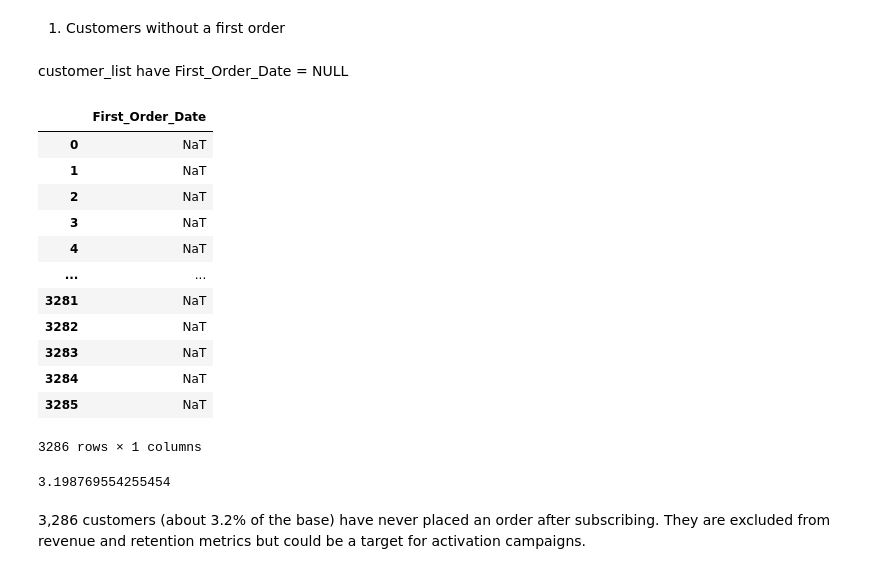
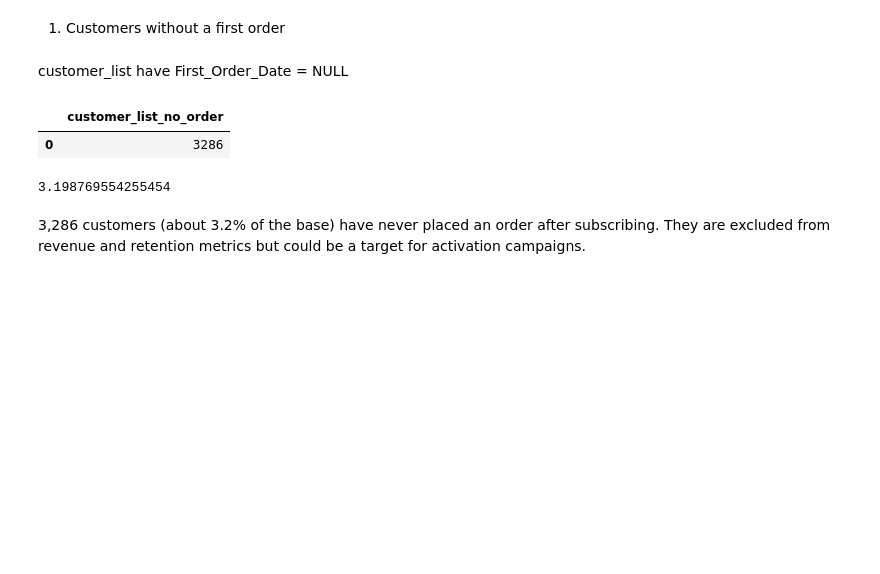
Before and after one commit to andreavecchi1996/ecommerce_customer_ltr_analysis_SQL, a Jupyter notebook: fecom_crm_bigquery_analysis.ipynb, the cells around one changed output. Saved outputs shown, nothing was run; the diff lists cells and outputs as text; code cells hidden in the pictures; blank space fills up the shorter version.

```diff
--- a/fecom_crm_bigquery_analysis.ipynb
+++ b/fecom_crm_bigquery_analysis.ipynb
@@ -245,29 +244,18 @@ memory usage: 372.0+ bytes
 customer_list have First_Order_Date = NULL
 # %%
 sql_query = """
-SELECT (First_Order_Date)
+SELECT count(*) as customer_list_no_order,
 
 FROM sql-sandbox-435415.fecom_crm.customer_list
 WHERE First_Order_Date IS NULL
 
 """
 query_job = client.query(sql_query)
 df_first_order_date_null = query_job.to_dataframe()
 df_first_order_date_null
 # %% [output]
-|  | First_Order_Date |
-| 0 | NaT |
-| 1 | NaT |
-| 2 | NaT |
-| 3 | NaT |
-| 4 | NaT |
-| ... | ... |
-| 3281 | NaT |
-| 3282 | NaT |
-| 3283 | NaT |
-| 3284 | NaT |
-| 3285 | NaT |
+|  | customer_list_no_order |
+| 0 | 3286 |
-3286 rows × 1 columns
 # %%
 ((3286/102727)*100)
 # %% [output]
```
Also changed, not shown: parts of 7 cells of this notebook.
